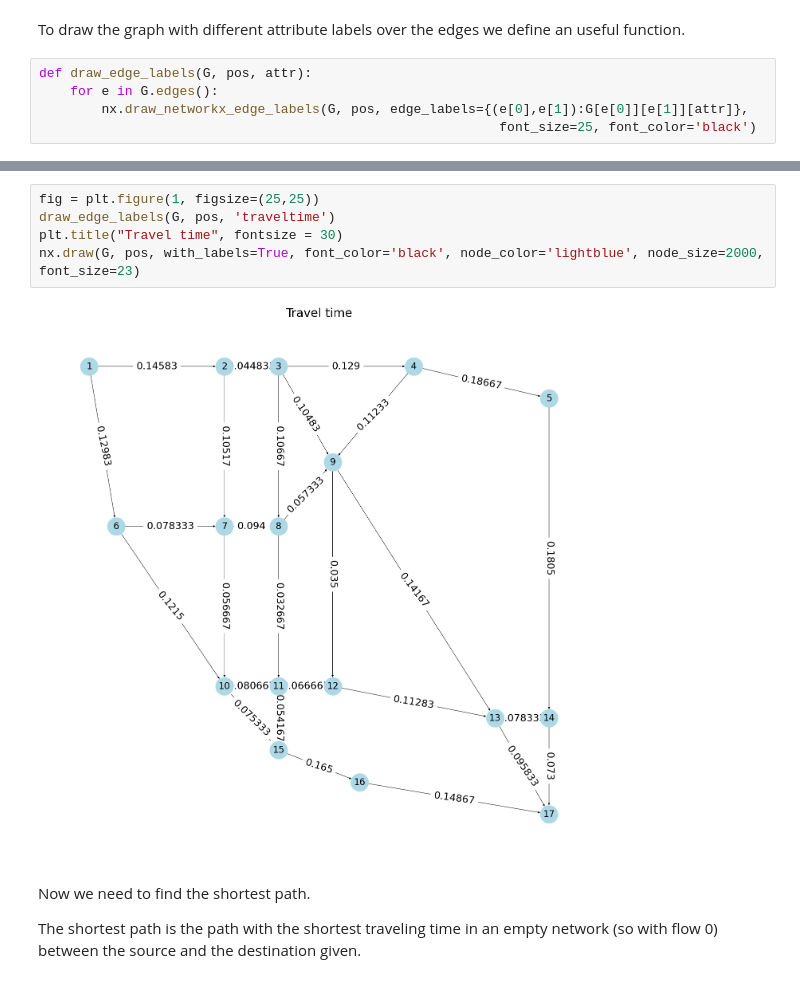
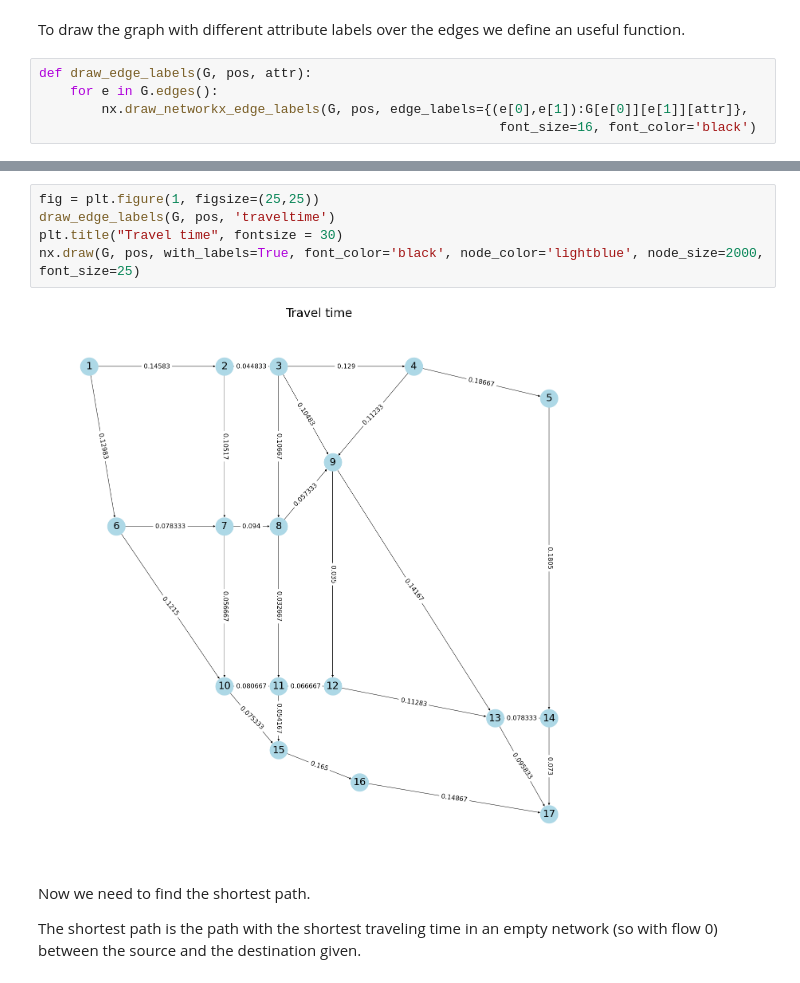
Before and after one commit to fabioeterno/Network_Homework, a Jupyter notebook: Hw1_Ex3.ipynb, the cells around one changed output, grey strips where cells are left out. Drawn from its saved outputs; the diff is of its cells as text.

```diff
--- a/Hw1_Ex3.ipynb
+++ b/Hw1_Ex3.ipynb
@@ -88,7 +88,7 @@ To draw the graph with different attribute labels over the edges we define an us
 def draw_edge_labels(G, pos, attr):
     for e in G.edges():
         nx.draw_networkx_edge_labels(G, pos, edge_labels={(e[0],e[1]):G[e[0]][e[1]][attr]},
-                                                           font_size=25, font_color='black')
+                                                           font_size=16, font_color='black')
 # %%
 fig = plt.figure(1, figsize=(25,25))
 draw_edge_labels(G, pos, 'capacity')
@@ -114,10 +107,10 @@ nx.draw(G, pos, with_labels=True, font_color='black', node_color='lightgreen', n
 # %%
 fig = plt.figure(1, figsize=(25,25))
 draw_edge_labels(G, pos, 'traveltime')
 plt.title("Travel time", fontsize = 30)
-nx.draw(G, pos, with_labels=True, font_color='black', node_color='lightblue', node_size=2000, font_size=23)
+nx.draw(G, pos, with_labels=True, font_color='black', node_color='lightblue', node_size=2000, font_size=25)
 # %% [output]
-[figure, old version]
+[figure, new version]
 # %% [markdown]
 Now we need to find the shortest path.
 
```
Also changed, not shown: parts of 9 cells of this notebook.
